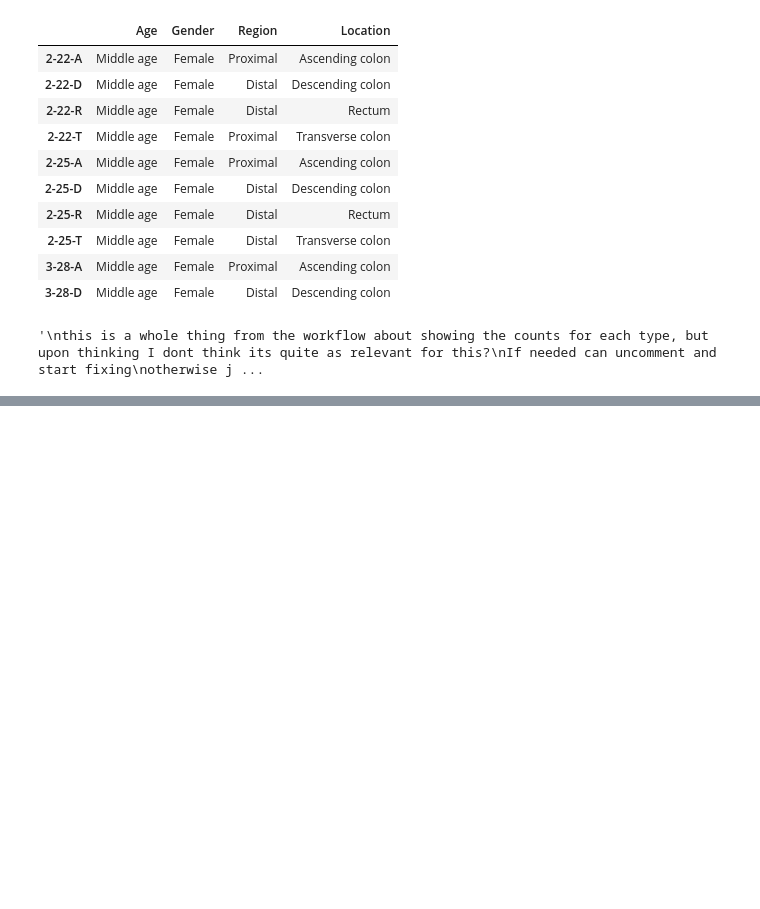
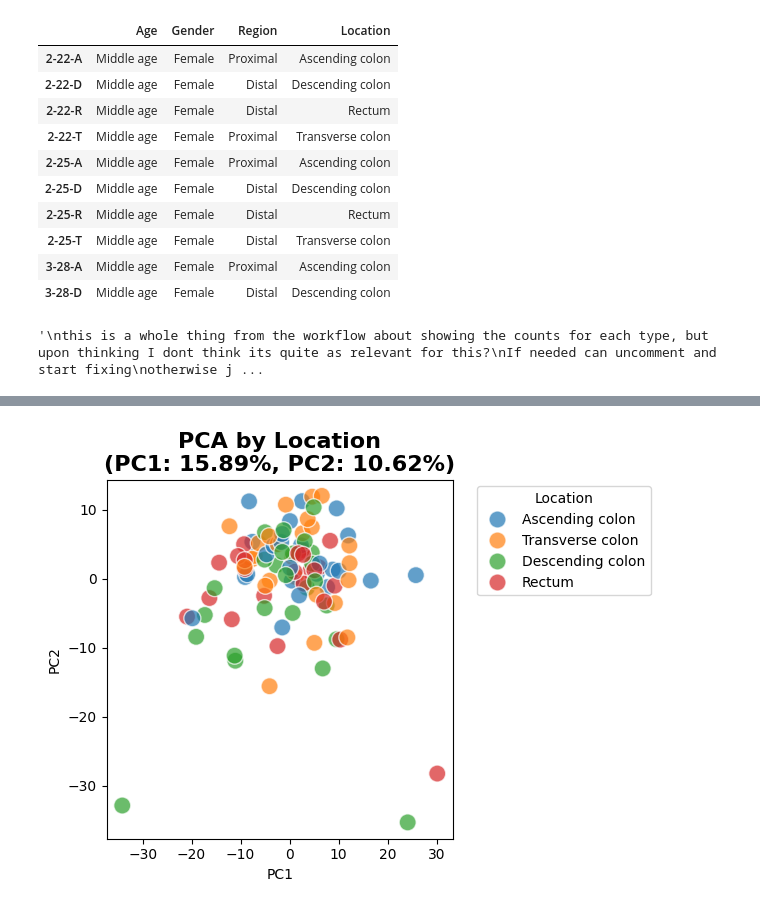
Before and after one commit to CadenBold/intestinal-omics, a Jupyter notebook: working.ipynb, the cells around one changed output, grey strips where cells are left out. Cells and saved outputs as stored; diff of their text form; code cells hidden in the pictures; blank space fills up the shorter version.

```diff
--- a/working.ipynb
+++ b/working.ipynb
@@ -208,0 +205,12 @@ Index(['PC1', 'PC2', 'Age', 'Gender', 'Region', 'Location'], dtype='object')
+# %%
+# PCA by Location
+ax = sns.scatterplot(data=pca_df, x='PC1', y='PC2', hue='Location',
+                s=150, alpha=0.7)
+ax.set_title(f'PCA by Location\n(PC1: {pca.explained_variance_ratio_[0]:.2%}, PC2: {pca.explained_variance_ratio_[1]:.2%})',
+                     fontsize=16, weight='bold')
+ax.legend(bbox_to_anchor=(1.05, 1), loc='upper left', title='Location')
+
+plt.tight_layout()
+plt.show()
+# %% [output]
+[figure, added]
```
Also changed, not shown: parts of 12 cells of this notebook.
